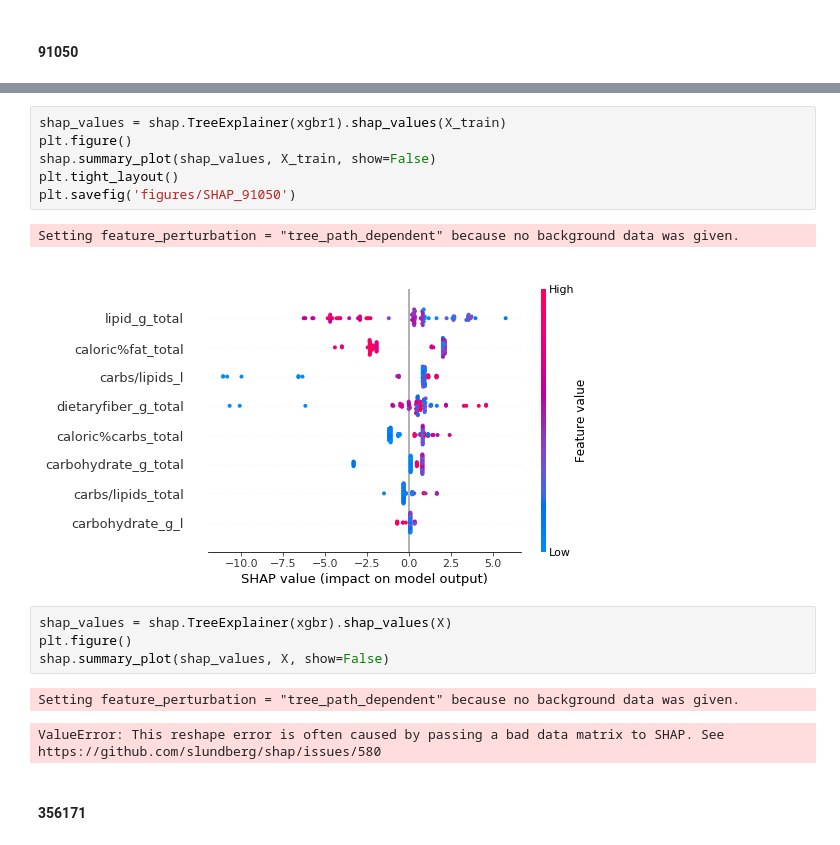
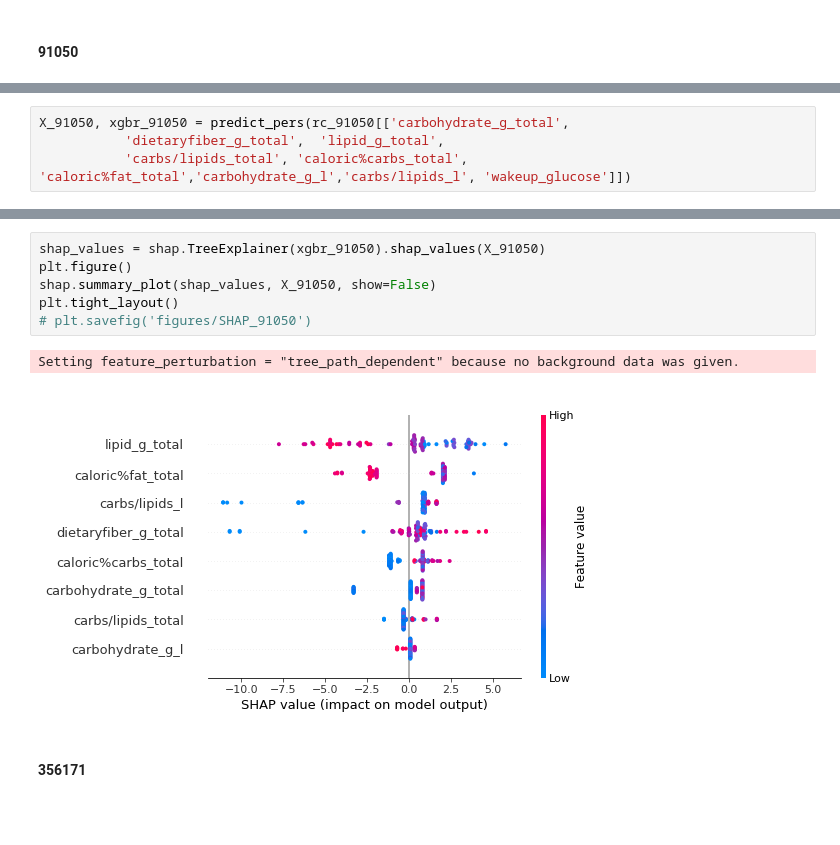
Before and after one commit to ElviraMingazova/MA_Thesis, a Jupyter notebook: Predictions from the diet and personal features.ipynb, the cells around one changed output, grey strips where cells are left out. Drawn from its saved outputs; the diff is of its cells as text; blank space fills up the shorter version.

```diff
--- a/Predictions from the diet and personal features.ipynb
+++ b/Predictions from the diet and personal features.ipynb
@@ -2215,0 +2235,4 @@ XGBRegressor(base_score=0.5, booster='gbtree', colsample_bylevel=1,
+# %%
+X_91050, xgbr_91050 = predict_pers(rc_91050[['carbohydrate_g_total',
+           'dietaryfiber_g_total',  'lipid_g_total',
+           'carbs/lipids_total', 'caloric%carbs_total', 'caloric%fat_total','carbohydrate_g_l','carbs/lipids_l', 'wakeup_glucose']])
@@ -2216,18 +2244,11 @@ XGBRegressor(base_score=0.5, booster='gbtree', colsample_bylevel=1,
 # %%
-shap_values = shap.TreeExplainer(xgbr1).shap_values(X_train)
+shap_values = shap.TreeExplainer(xgbr_91050).shap_values(X_91050)
 plt.figure()
-shap.summary_plot(shap_values, X_train, show=False)
+shap.summary_plot(shap_values, X_91050, show=False)
 plt.tight_layout()
-plt.savefig('figures/SHAP_91050')
+# plt.savefig('figures/SHAP_91050')
 # %% [output]
 Setting feature_perturbation = "tree_path_dependent" because no background data was given.
-[figure, old version]
+[figure, new version]
-# %%
-shap_values = shap.TreeExplainer(xgbr).shap_values(X)
-plt.figure()
-shap.summary_plot(shap_values, X, show=False)
-# %% [output]
-Setting feature_perturbation = "tree_path_dependent" because no background data was given.
-ValueError: This reshape error is often caused by passing a bad data matrix to SHAP. See https://github.com/slundberg/shap/issues/580
 # %% [markdown]
 #### 356171
```
Also changed, not shown: parts of 31 cells of this notebook, 1 other file.
